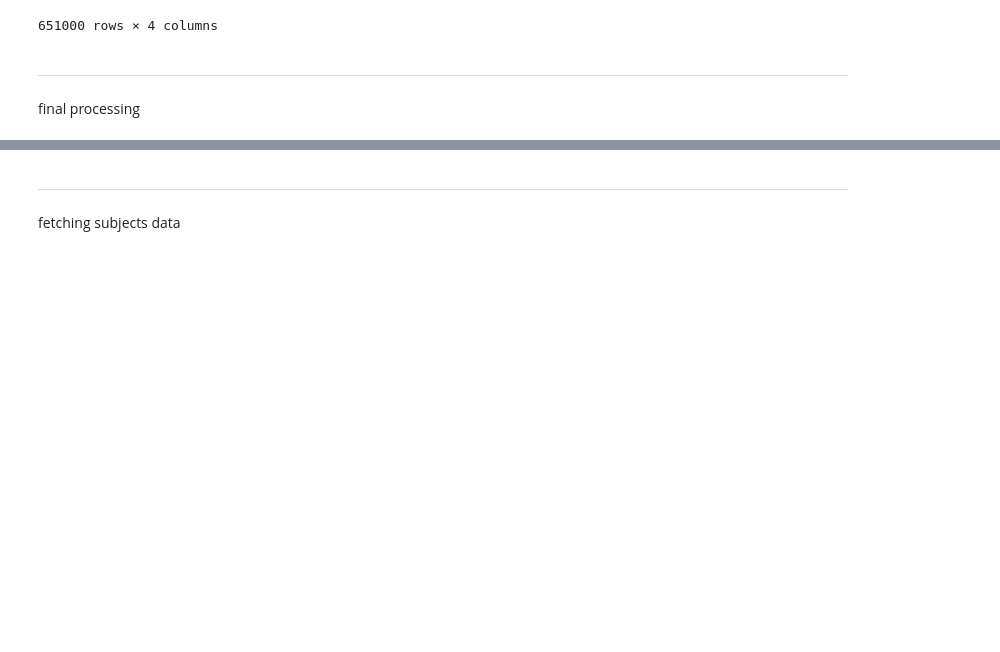
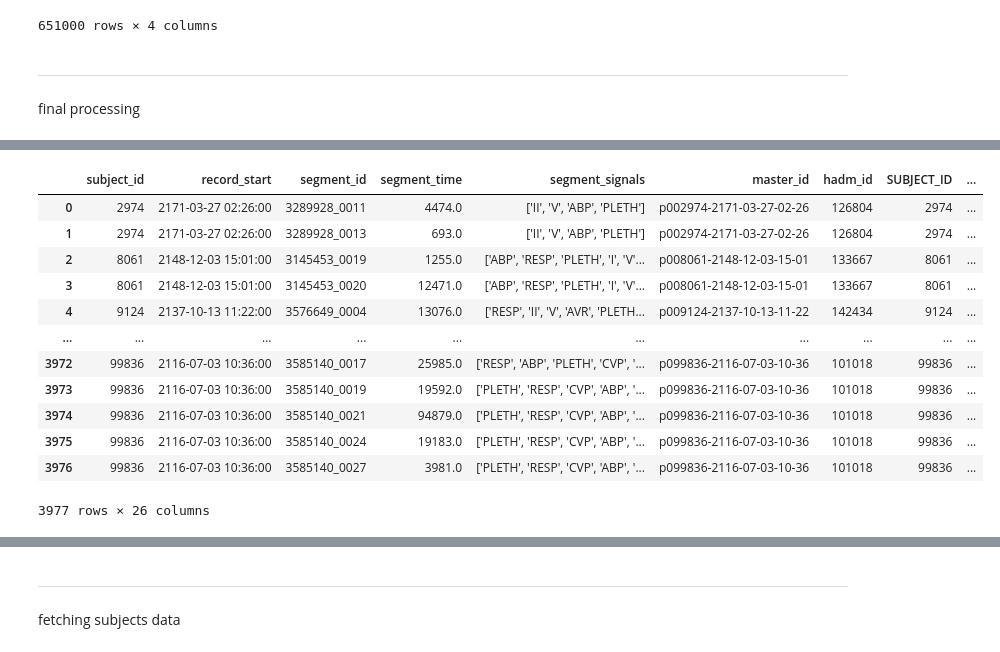
Before and after one commit to thvlio/masters-research, a Jupyter notebook: select.ipynb, the cells around one changed output, grey strips where cells are left out. Cells and saved outputs as stored; diff of their text form; code cells hidden in the pictures; blank space fills up the shorter version.

Commit message:
revised subject selection code

```diff
--- a/select.ipynb
+++ b/select.ipynb
@@ -357,0 +294,11 @@ df_subjects
+# %%
+discard = df_flags['interf'] | df_flags['unk']
+control = ~discard & ~df_flags['diab']
+diabetic = ~discard & df_flags['diab']
+
+df_class = df_flags.copy()
+df_class['class'] = pd.NA
+df_class.loc[control, 'class'] = 'control'
+df_class.loc[diabetic, 'class'] = 'diab'
+df_class = df_class.drop(columns=['diab', 'unk', 'interf']).dropna().reset_index(drop=True)
+df_class
@@ -357,0 +334,3 @@ df_subjects
+# %%
+df_admissions_xyz = pd.merge(df_admissions, df_class, how='inner', on=['SUBJECT_ID', 'HADM_ID'])
+df_admissions_xyz
@@ -357,0 +351,3 @@ df_subjects
+# %%
+df_waveforms_xyz = df_waveforms_filt[df_waveforms_filt['subject_id'].isin(df_class['SUBJECT_ID'])]
+df_waveforms_xyz
@@ -357,0 +368,19 @@ df_subjects
+# %%
+def assign_admission(df: pd.DataFrame):
+    df_xyz = df_admissions_xyz[df_admissions_xyz['SUBJECT_ID'] == df.name]
+    matched_hadm_ids = []
+    for record_start in df['record_start']:
+        matched_hadm_id = pd.NA
+        for admit, disch, hadm_id in df_xyz[['ADMITTIME', 'DISCHTIME', 'HADM_ID']].itertuples(index=False):
+            if admit < record_start < disch:
+                matched_hadm_id = hadm_id
+                break
+        matched_hadm_ids.append(matched_hadm_id)
+    df['hadm_id'] = matched_hadm_ids
+    return df
+
+
+# df_waveforms_matched = df_waveforms_xyz.groupby('subject_id').progress_apply(assign_admission)
+df_waveforms_matched = df_waveforms_xyz.groupby('subject_id').apply(assign_admission)
+df_waveforms_matched = df_waveforms_matched.dropna().reset_index(drop=True)
+df_waveforms_matched
@@ -357,0 +401,21 @@ df_subjects
+# %%
+df_waveforms_class = pd.merge(df_waveforms_matched,
+                              df_admissions_xyz,
+                              how='inner',
+                              left_on=['subject_id', 'hadm_id'],
+                              right_on=['SUBJECT_ID', 'HADM_ID'])
+df_waveforms_class
+# %% [output]
+|  | subject_id | record_start | segment_id | segment_time | segment_signals | master_id | hadm_id | SUBJECT_ID | ... |
+| 0 | 2974 | 2171-03-27 02:26:00 | 3289928_0011 | 4474.0 | ['II', 'V', 'ABP', 'PLETH'] | p002974-2171-03-27-02-26 | 126804 | 2974 | ... |
+| 1 | 2974 | 2171-03-27 02:26:00 | 3289928_0013 | 693.0 | ['II', 'V', 'ABP', 'PLETH'] | p002974-2171-03-27-02-26 | 126804 | 2974 | ... |
+| 2 | 8061 | 2148-12-03 15:01:00 | 3145453_0019 | 1255.0 | ['ABP', 'RESP', 'PLETH', 'I', 'V'... | p008061-2148-12-03-15-01 | 133667 | 8061 | ... |
+| 3 | 8061 | 2148-12-03 15:01:00 | 3145453_0020 | 12471.0 | ['ABP', 'RESP', 'PLETH', 'I', 'V'... | p008061-2148-12-03-15-01 | 133667 | 8061 | ... |
+| 4 | 9124 | 2137-10-13 11:22:00 | 3576649_0004 | 13076.0 | ['RESP', 'II', 'V', 'AVR', 'PLETH... | p009124-2137-10-13-11-22 | 142434 | 9124 | ... |
+| ... | ... | ... | ... | ... | ... | ... | ... | ... | ... |
+| 3972 | 99836 | 2116-07-03 10:36:00 | 3585140_0017 | 25985.0 | ['RESP', 'ABP', 'PLETH', 'CVP', '... | p099836-2116-07-03-10-36 | 101018 | 99836 | ... |
+| 3973 | 99836 | 2116-07-03 10:36:00 | 3585140_0019 | 19592.0 | ['PLETH', 'RESP', 'CVP', 'ABP', '... | p099836-2116-07-03-10-36 | 101018 | 99836 | ... |
+| 3974 | 99836 | 2116-07-03 10:36:00 | 3585140_0021 | 94879.0 | ['PLETH', 'RESP', 'CVP', 'ABP', '... | p099836-2116-07-03-10-36 | 101018 | 99836 | ... |
+| 3975 | 99836 | 2116-07-03 10:36:00 | 3585140_0024 | 19183.0 | ['PLETH', 'RESP', 'CVP', 'ABP', '... | p099836-2116-07-03-10-36 | 101018 | 99836 | ... |
+| 3976 | 99836 | 2116-07-03 10:36:00 | 3585140_0027 | 3981.0 | ['PLETH', 'RESP', 'CVP', 'ABP', '... | p099836-2116-07-03-10-36 | 101018 | 99836 | ... |
+3977 rows × 26 columns
```
Also changed, not shown: parts of 37 cells of this notebook.
